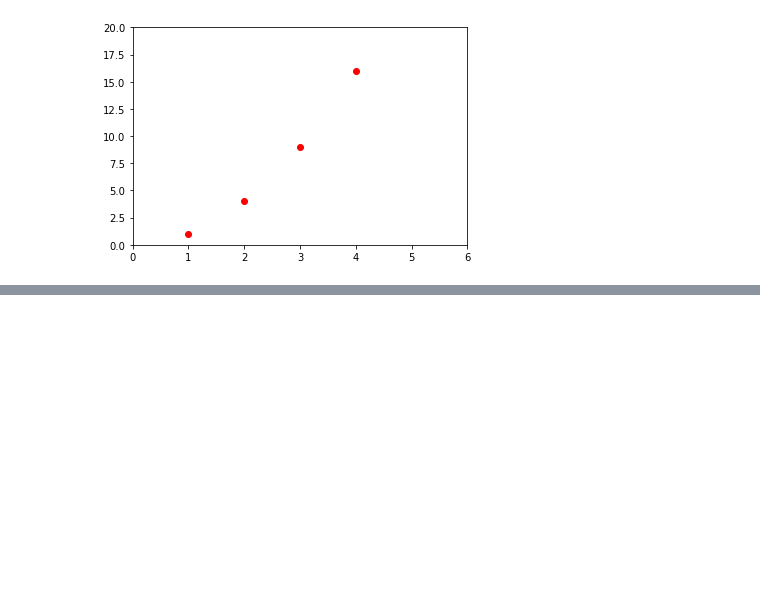
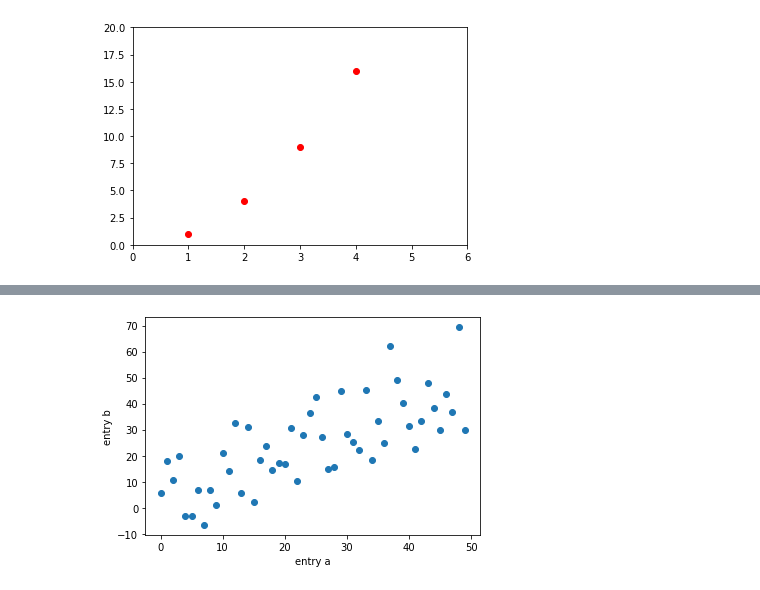
Before and after one commit to medievalgoose/matplotlib, a Jupyter notebook: Matplotlib-Week2.ipynb, the cells around one changed output, grey strips where cells are left out. Cells and saved outputs as stored; diff of their text form; code cells hidden in the pictures; blank space fills up the shorter version.

```diff
--- a/Matplotlib-Week2.ipynb
+++ b/Matplotlib-Week2.ipynb
@@ -57,0 +94,9 @@ plt.show()
+# %%
+data = {'a': np.arange(50),
+       'c': np.random.randint(0, 50, 50),
+       'd': np.random.randn(50)}
+
+data['b'] = data['a'] + 10 * np.random.randn(50) #Nilai key B akan mengadopsi nilai dari key A.
+data['d'] = np.abs(data['d']) * 100
+
+data
@@ -57,0 +121,7 @@ plt.show()
+# %%
+plt.scatter('a', 'b', data = data) #Plotting dengan scatter plot.
+plt.xlabel("entry a")
+plt.ylabel("entry b")
+plt.show()
+# %% [output]
+[figure, added]
```
Also changed, not shown: parts of 15 cells of this notebook.
